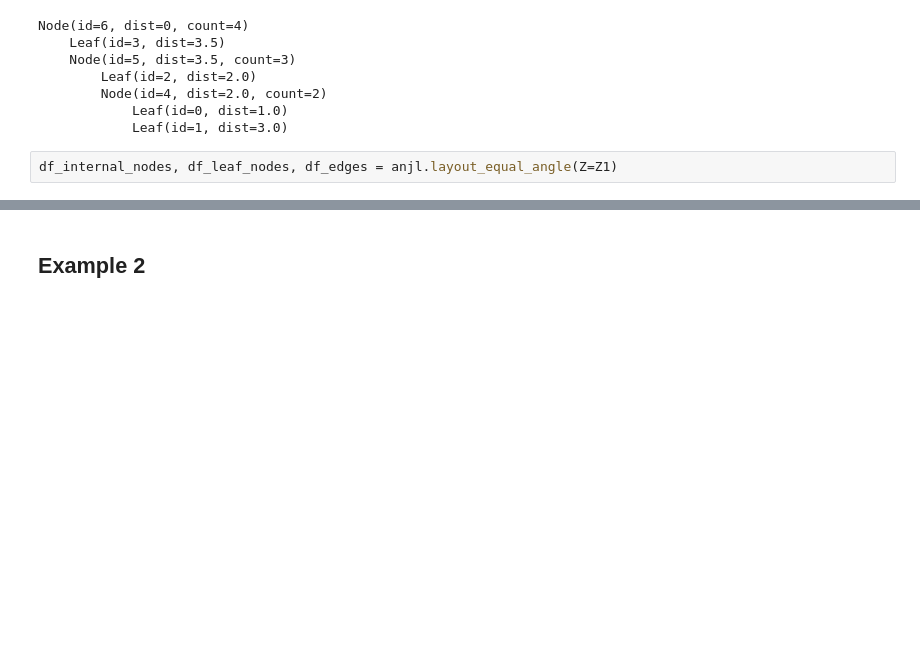
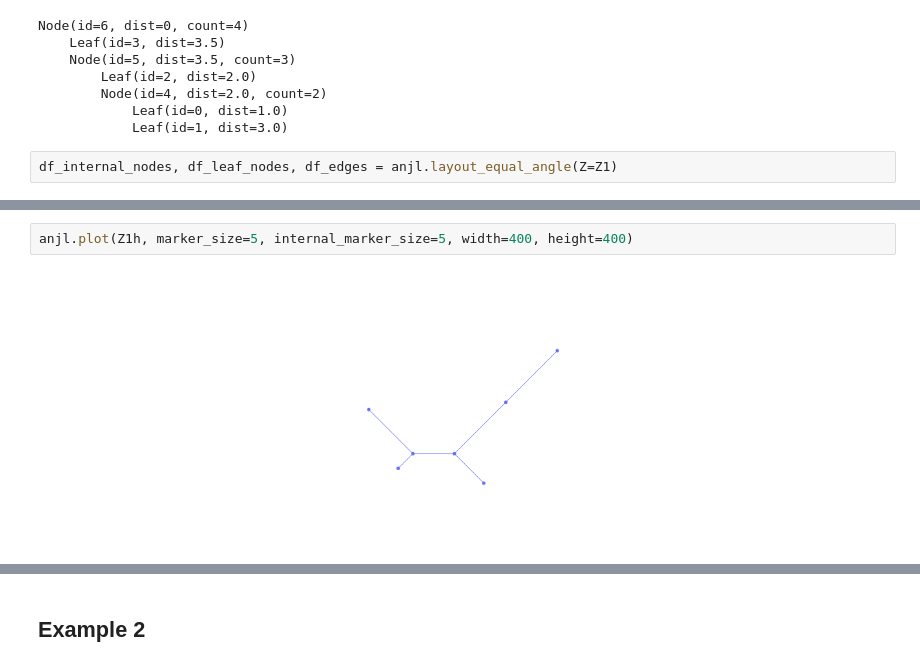
Before and after one commit to alimanfoo/anjl, a Jupyter notebook: sandbox/plot.ipynb, the cells around one changed output, grey strips where cells are left out. Cells and saved outputs as stored; diff of their text form; blank space fills up the shorter version.

```diff
--- a/sandbox/plot.ipynb
+++ b/sandbox/plot.ipynb
@@ -99,2 +125,6 @@ df_edges
+# %%
+anjl.plot(Z1h, marker_size=5, internal_marker_size=5, width=400, height=400)
+# %% [output]
+[figure, added]
 # %%
 anjl.plot(Z1, marker_size=5, internal_marker_size=5, width=400, height=400)
```
Also changed, not shown: parts of 23 cells of this notebook, 1 other file.
